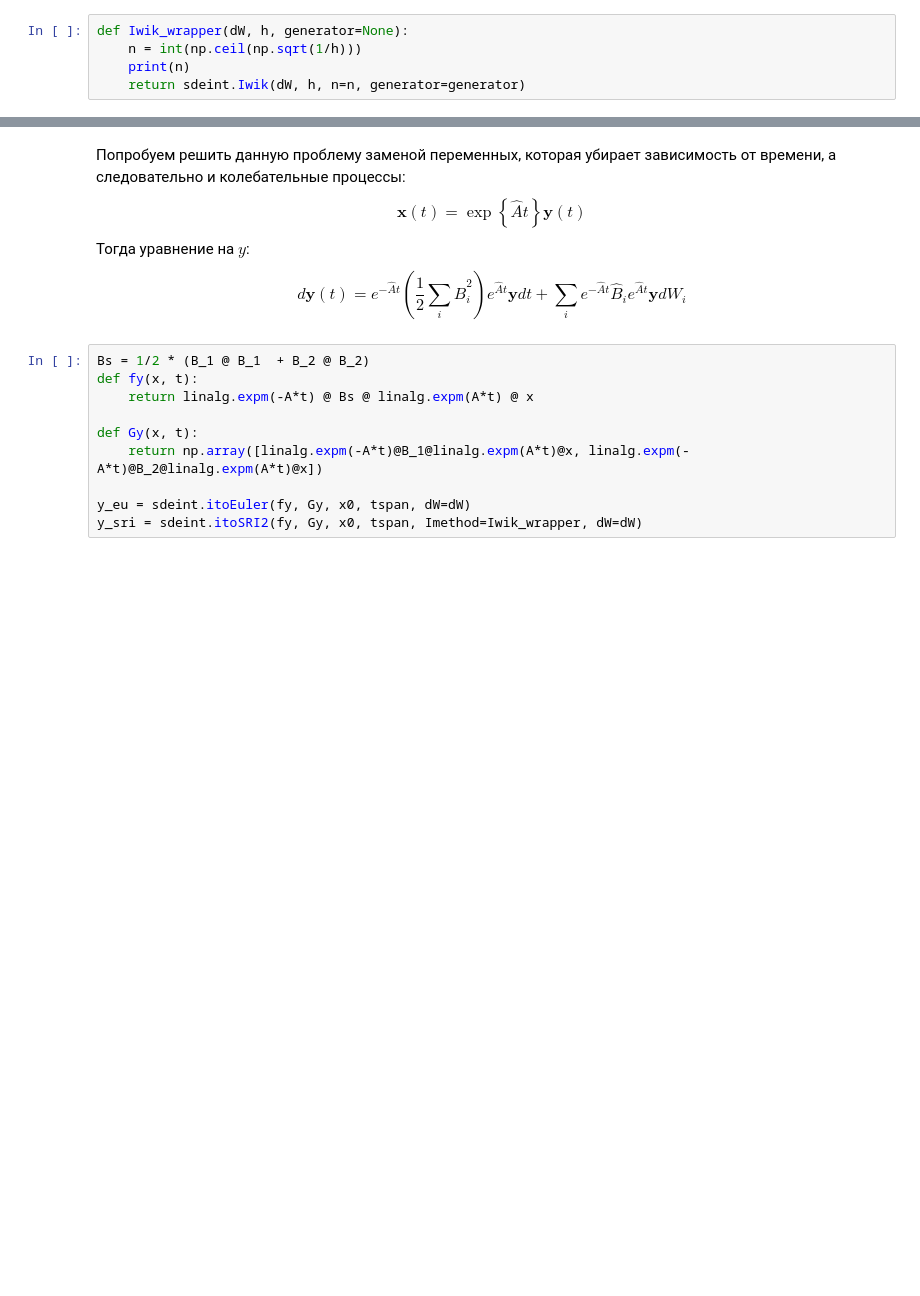
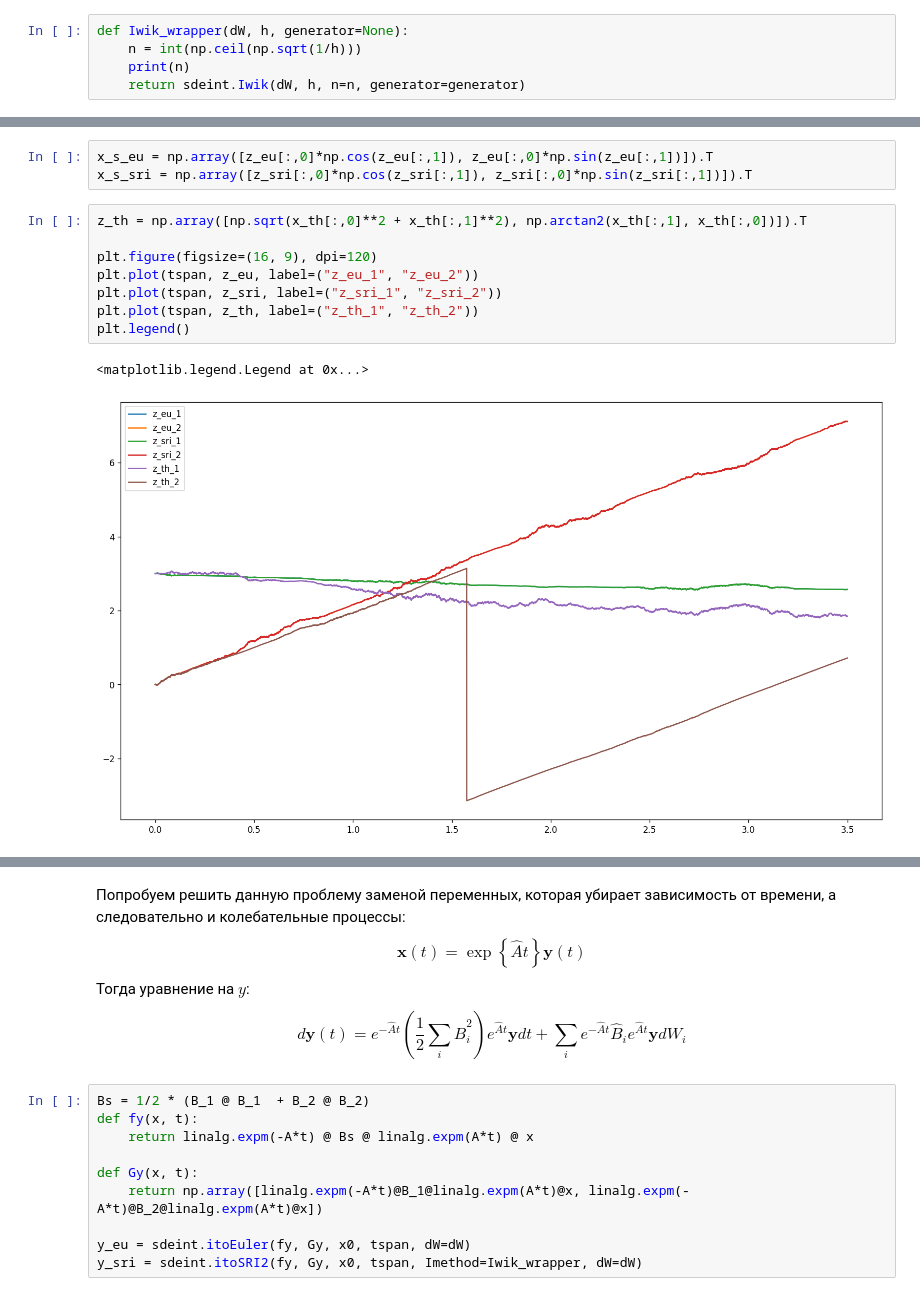
Before and after one commit to DedkovEA/SDEtests, a Jupyter notebook: sdeint tests.ipynb, the cells around one changed output, grey strips where cells are left out. Saved outputs shown, nothing was run; the diff lists cells and outputs as text; blank space fills up the shorter version.

```diff
--- a/sdeint tests.ipynb
+++ b/sdeint tests.ipynb
@@ -88,3 +127,17 @@ x_sri = sdeint.itoSRI2(f, G, x0, tspan, Imethod=Iwik_wrapper, dW=dW)
+# %%
+x_s_eu = np.array([z_eu[:,0]*np.cos(z_eu[:,1]), z_eu[:,0]*np.sin(z_eu[:,1])]).T
+x_s_sri = np.array([z_sri[:,0]*np.cos(z_sri[:,1]), z_sri[:,0]*np.sin(z_sri[:,1])]).T
+# %%
+z_th = np.array([np.sqrt(x_th[:,0]**2 + x_th[:,1]**2), np.arctan2(x_th[:,1], x_th[:,0])]).T
+
+plt.figure(figsize=(16, 9), dpi=120)
+plt.plot(tspan, z_eu, label=("z_eu_1", "z_eu_2"))
+plt.plot(tspan, z_sri, label=("z_sri_1", "z_sri_2"))
+plt.plot(tspan, z_th, label=("z_th_1", "z_th_2"))
+plt.legend()
+# %% [output]
+<matplotlib.legend.Legend at 0x...>
+[figure, added]
 # %%
 plt.figure(figsize=(16, 9), dpi=120)
 plt.plot(tspan, x_eu, label=("x_eu_1", "x_eu_2"))
```
Also changed, not shown: parts of 15 cells of this notebook, 1 other file.
